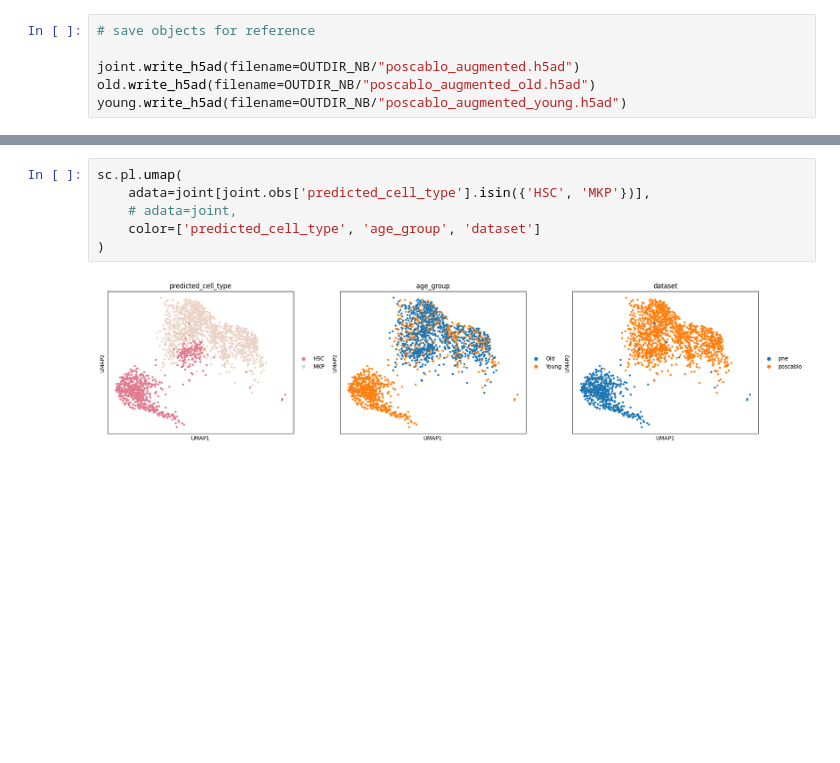
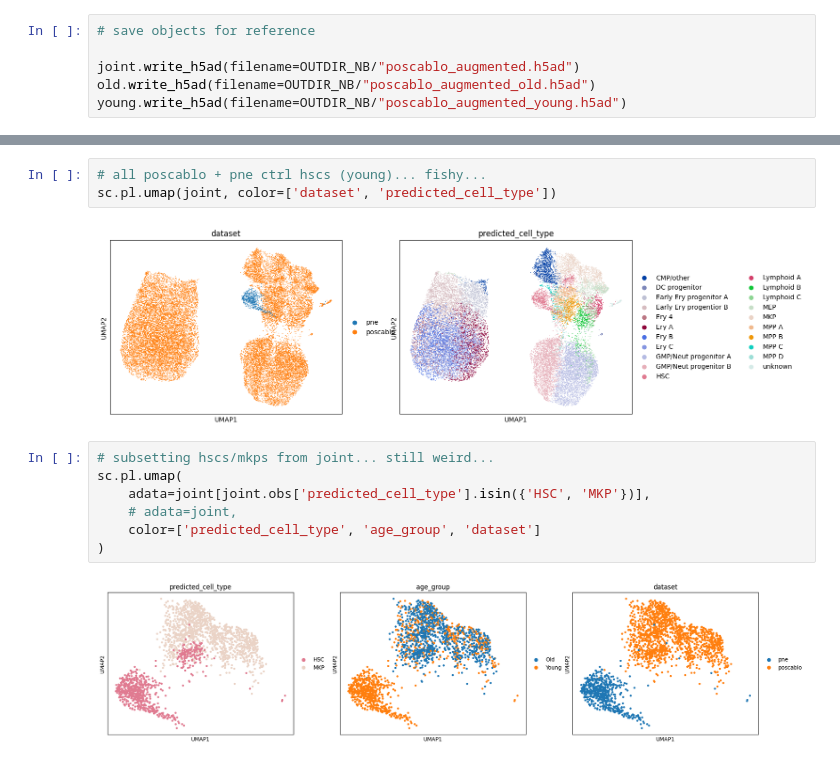
Before and after one commit to akash-pandit/age-analysis, a Jupyter notebook: notebooks/cluster-age-integrated.ipynb, the cells around one changed output, grey strips where cells are left out. Saved outputs shown, nothing was run; the diff lists cells and outputs as text; blank space fills up the shorter version.

```diff
--- a/notebooks/cluster-age-integrated.ipynb
+++ b/notebooks/cluster-age-integrated.ipynb
@@ -148,4 +118,10 @@ sc.pl.umap(hsc_mkp, color=['predicted_cell_type', 'age_group', 'dataset'])
+# %%
+# all poscablo + pne ctrl hscs (young)... fishy...
+sc.pl.umap(joint, color=['dataset', 'predicted_cell_type'])
+# %% [output]
+[figure, added]
 # %%
+# subsetting hscs/mkps from joint... still weird...
 sc.pl.umap(
     adata=joint[joint.obs['predicted_cell_type'].isin({'HSC', 'MKP'})],
     # adata=joint,
```
Also changed, not shown: parts of 7 cells of this notebook.
